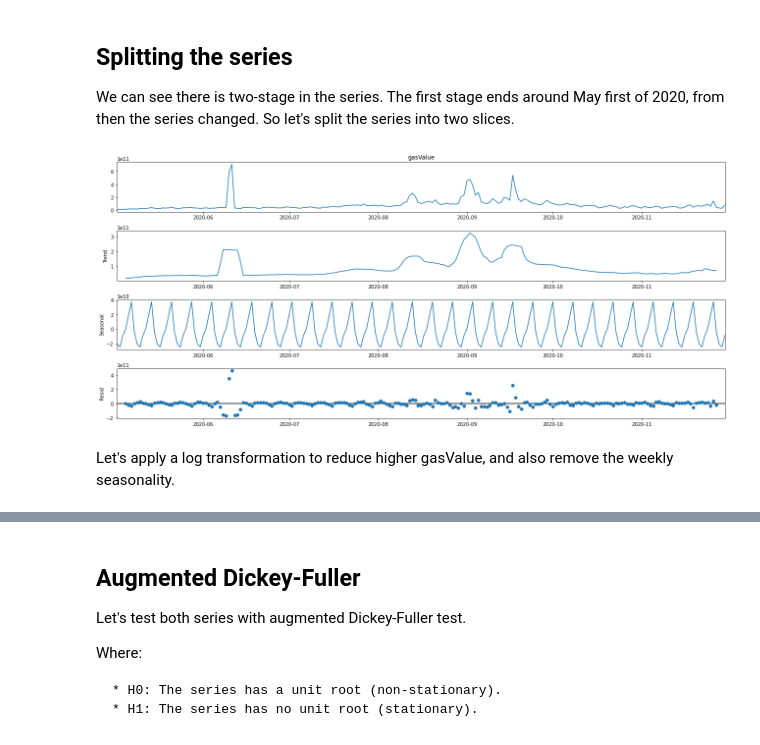
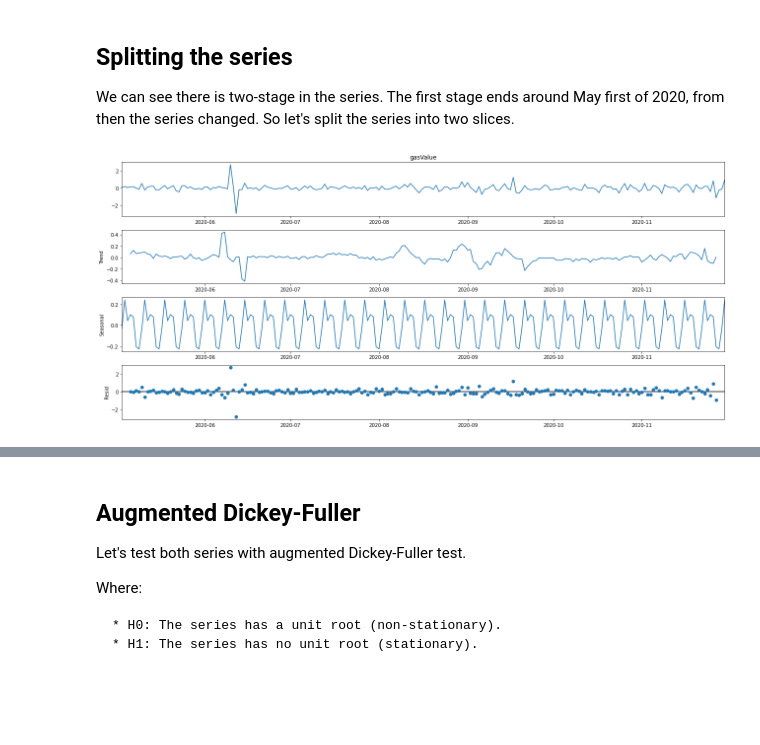
Before and after one commit to Grasia/gas-dao-activity, a Jupyter notebook: notebooks/gas_rate/daostack_activity_membership_rate.ipynb, the cells around one changed output, grey strips where cells are left out. Cells and saved outputs as stored; diff of their text form; code cells hidden in the pictures; blank space fills up the shorter version.

```diff
--- a/notebooks/gas_rate/daostack_activity_membership_rate.ipynb
+++ b/notebooks/gas_rate/daostack_activity_membership_rate.ipynb
@@ -84,10 +84,18 @@ gas_slice2 = filter_series(df=gas, slice1=SECOND_SLICE_DATE, slice2=THIRD_SLICE_
+# %%
+gas_slice2 = filter_series(df=gas, slice1=SECOND_SLICE_DATE, slice2=THIRD_SLICE_DATE)
+gas_slice2['gasValue'] = np.log(gas_slice2['gasValue'] / gas_slice2['gasValue'].shift(1))
+gas_slice2.dropna(inplace=True)
+#gas_slice2['gasValue'] = np.log(gas_slice2['gasValue'])
 # %%
+#rcParams['figure.figsize'] = 18, 8
+#res = STL(gas_slice2['gasValue']).fit()
+#res.plot()
+#plt.show()
+
 rcParams['figure.figsize'] = 18, 8
-decomposition = sm.tsa.seasonal_decompose(x=gas_slice2['gasValue'], model='additive')
-fig = decomposition.plot()
+res = sm.tsa.seasonal_decompose(x=gas_slice2['gasValue'], model='additive')
+fig = res.plot()
 plt.show()
 # %% [output]
-[figure, old version]
+[figure, new version]
-# %% [markdown]
-Let's apply a log transformation to reduce higher gasValue, and also remove the weekly seasonality.
 # %%
```
Also changed, not shown: parts of 32 cells of this notebook, 2 other files.
